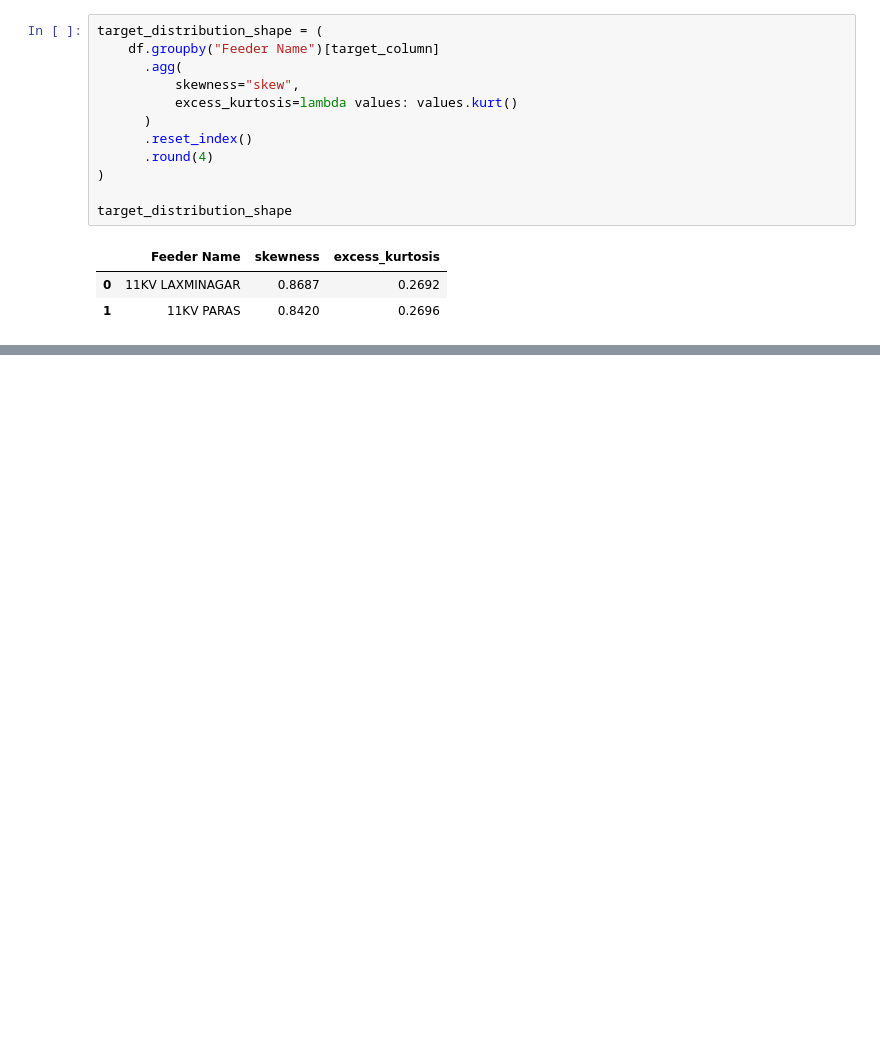
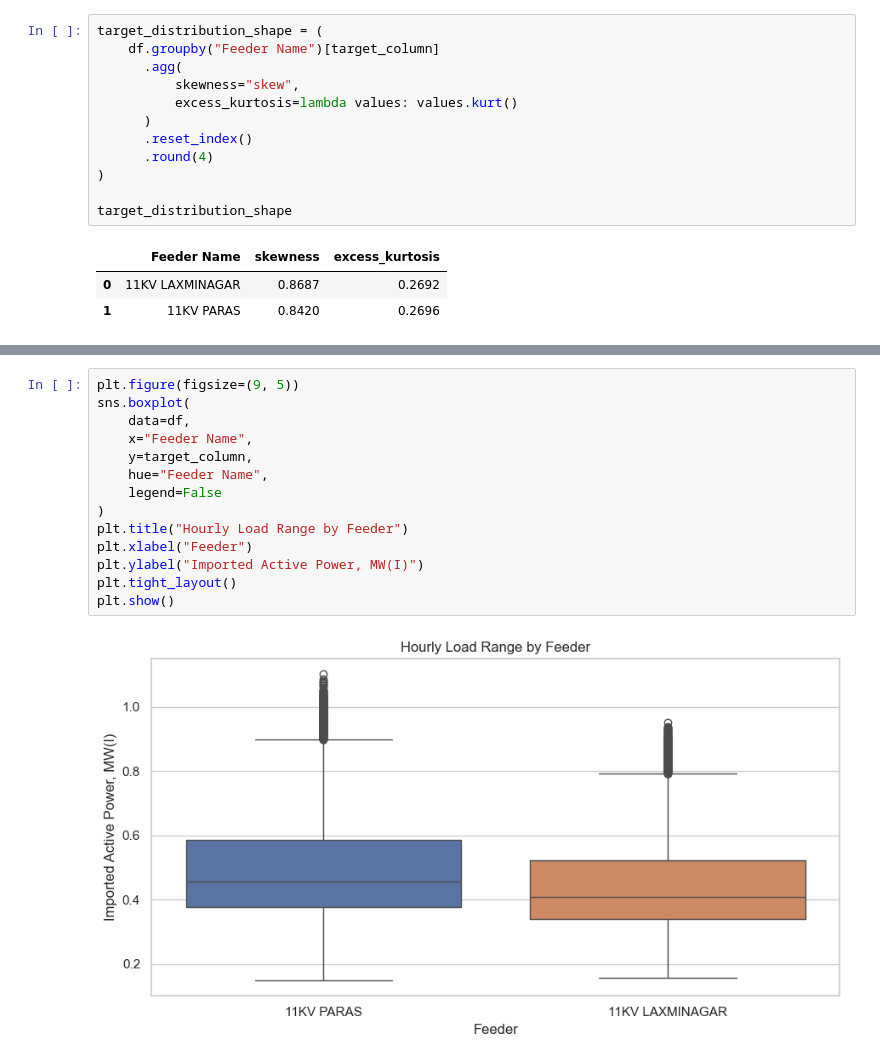
Before and after one commit to tejasstrivedi/MLDAProject, a Jupyter notebook: project.ipynb, the cells around one changed output, grey strips where cells are left out. Cells and saved outputs as stored; diff of their text form; blank space fills up the shorter version.

```diff
--- a/project.ipynb
+++ b/project.ipynb
@@ -512,0 +576,16 @@ target_distribution_shape
+# %%
+plt.figure(figsize=(9, 5))
+sns.boxplot(
+    data=df,
+    x="Feeder Name",
+    y=target_column,
+    hue="Feeder Name",
+    legend=False
+)
+plt.title("Hourly Load Range by Feeder")
+plt.xlabel("Feeder")
+plt.ylabel("Imported Active Power, MW(I)")
+plt.tight_layout()
+plt.show()
+# %% [output]
+[figure, added]
```
Also changed, not shown: parts of 43 cells of this notebook, 6 other files.
